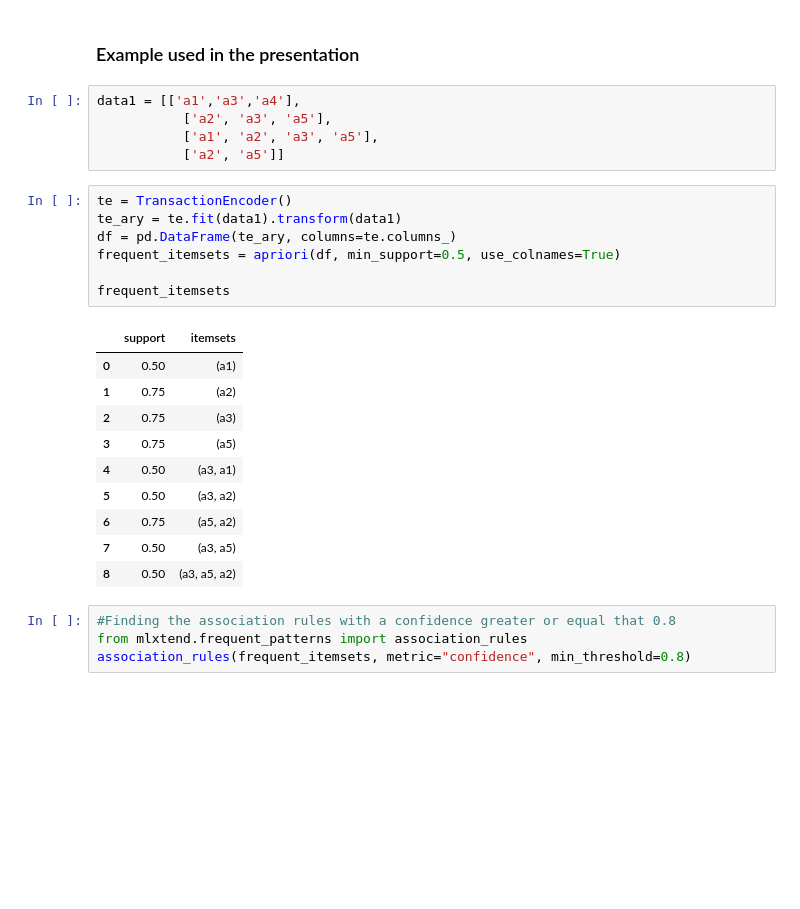
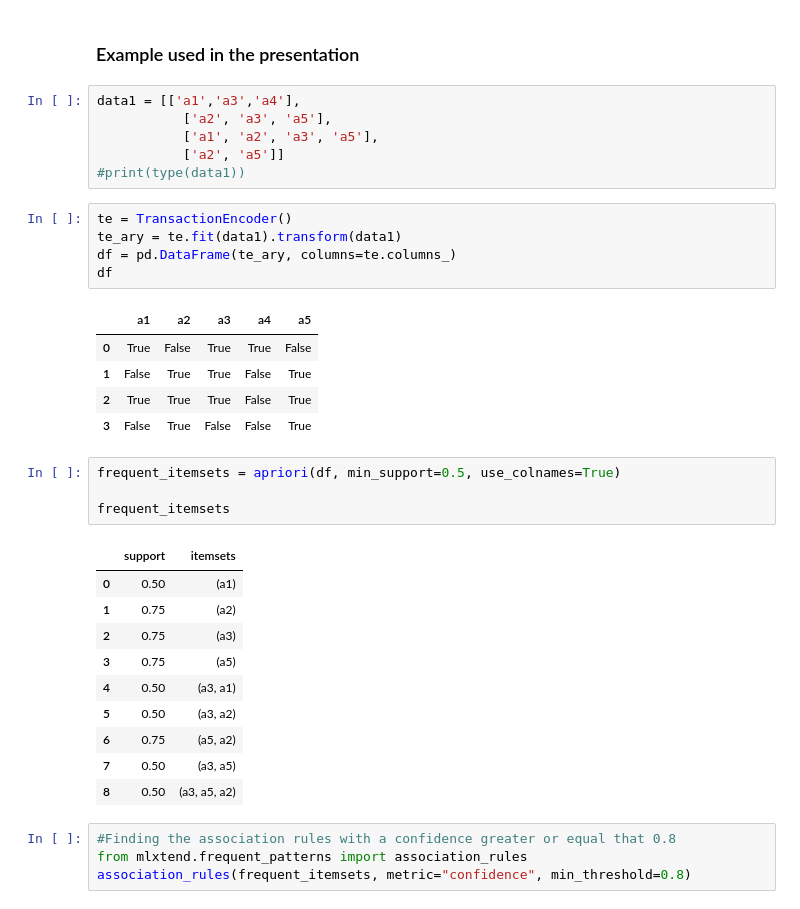
Before and after one commit to eacunafer/Data-Mining-Machine-Learning-subgraduado-, a Jupyter notebook: notebooks/arules12022.ipynb, the cells around one changed output. Saved outputs shown, nothing was run; the diff lists cells and outputs as text; blank space fills up the shorter version.

```diff
--- a/notebooks/arules12022.ipynb
+++ b/notebooks/arules12022.ipynb
@@ -15,24 +15,33 @@ data1 = [['a1','a3','a4'],
            ['a2', 'a3', 'a5'],
            ['a1', 'a2', 'a3', 'a5'],
            ['a2', 'a5']]
+#print(type(data1))
 # %%
 te = TransactionEncoder()
 te_ary = te.fit(data1).transform(data1)
 df = pd.DataFrame(te_ary, columns=te.columns_)
-frequent_itemsets = apriori(df, min_support=0.5, use_colnames=True)
-
-frequent_itemsets
+df
 # %% [output]
-|  | support | itemsets |
-| 0 | 0.50 | (a1) |
-| 1 | 0.75 | (a2) |
-| 2 | 0.75 | (a3) |
-| 3 | 0.75 | (a5) |
-| 4 | 0.50 | (a3, a1) |
-| 5 | 0.50 | (a3, a2) |
-| 6 | 0.75 | (a5, a2) |
-| 7 | 0.50 | (a3, a5) |
-| 8 | 0.50 | (a3, a5, a2) |
+|  | a1 | a2 | a3 | a4 | a5 |
+| 0 | True | False | True | True | False |
+| 1 | False | True | True | False | True |
+| 2 | True | True | True | False | True |
+| 3 | False | True | False | False | True |
+# %%
+frequent_itemsets = apriori(df, min_support=0.5, use_colnames=True)
+
+frequent_itemsets
+# %% [output]
+|  | support | itemsets |
+| 0 | 0.50 | (a1) |
+| 1 | 0.75 | (a2) |
+| 2 | 0.75 | (a3) |
+| 3 | 0.75 | (a5) |
+| 4 | 0.50 | (a3, a1) |
+| 5 | 0.50 | (a3, a2) |
+| 6 | 0.75 | (a5, a2) |
+| 7 | 0.50 | (a3, a5) |
+| 8 | 0.50 | (a3, a5, a2) |
 # %%
 #Finding the association rules with a confidence greater or equal that 0.8
 from mlxtend.frequent_patterns import association_rules
```
Also changed, not shown: parts of 8 cells of this notebook, 2 other files.
